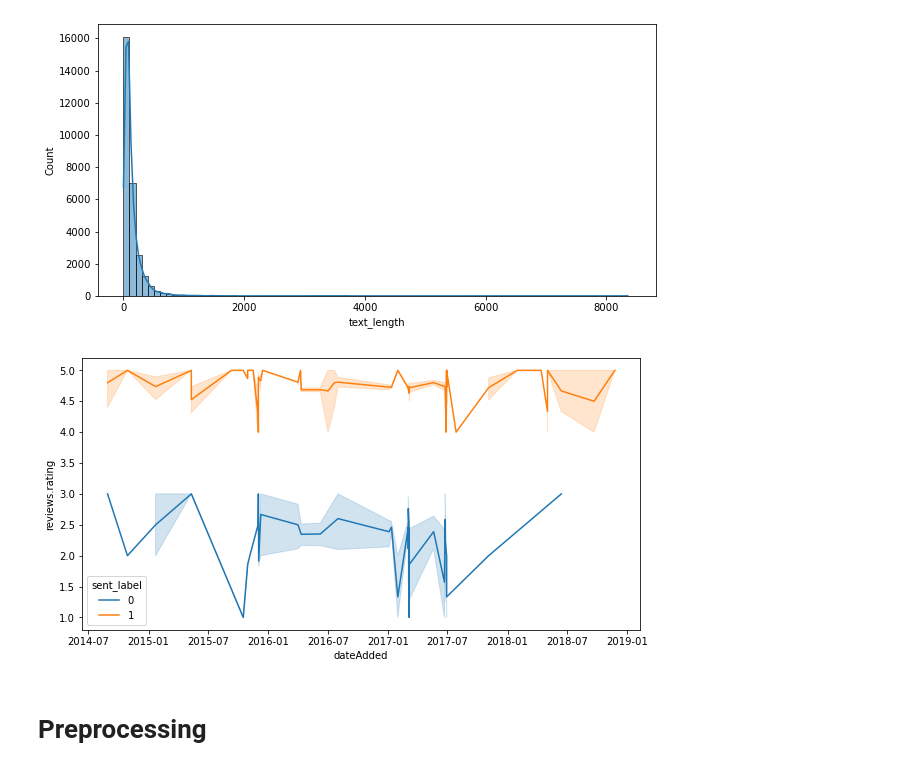
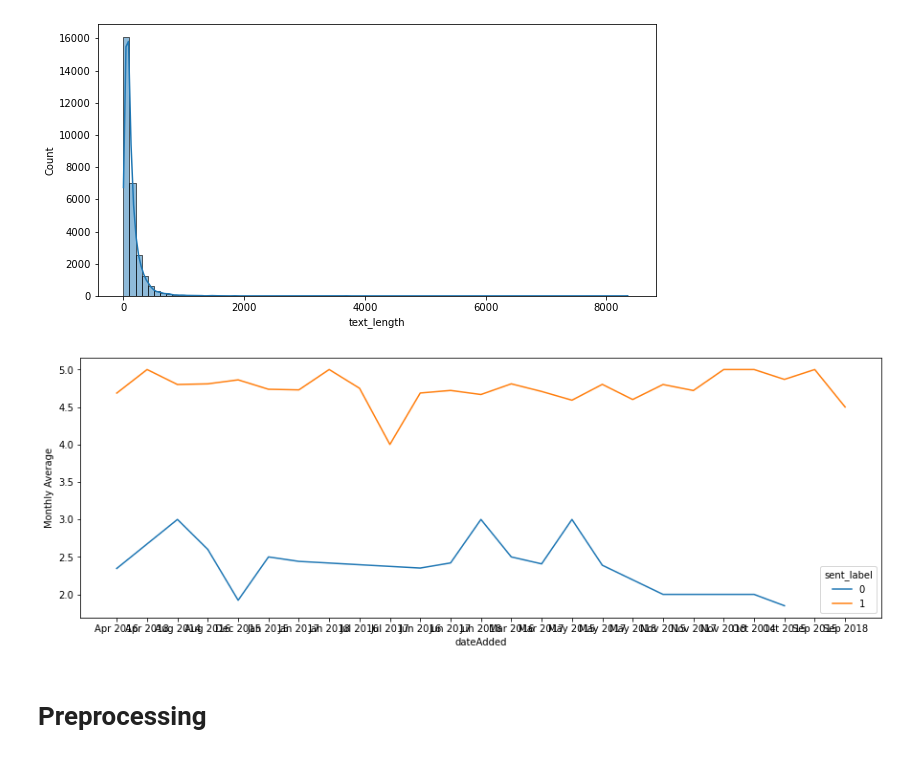
Before and after one commit to broepke/DATA110, a Jupyter notebook: Week 10/DATA110-Week10-broepke.ipynb, the cells around one changed output. Drawn from its saved outputs; the diff is of its cells as text; code cells hidden in the pictures.

```diff
--- a/Week 10/DATA110-Week10-broepke.ipynb
+++ b/Week 10/DATA110-Week10-broepke.ipynb
@@ -292,11 +293,15 @@ plt.figure(figsize=(10, 5))
 sns.histplot(df, x='text_length', kde=True, palette="tab20c", binwidth=100);
 # %% [output]
 [figure]
-# %%
-plt.figure(figsize=(10, 5))
-sns.lineplot(data=df, x="dateAdded", y="reviews.rating", hue='sent_label');
-# %% [output]
-[figure, removed]
+# %%
+df_ts = df.groupby(
+    [df.dateAdded.dt.strftime('%b %Y'), 'sent_label']
+)['reviews.rating'].mean().reset_index(name='Monthly Average')
+
+plt.figure(figsize=(15, 5))
+sns.lineplot(data=df_ts, x="dateAdded", y="Monthly Average", hue='sent_label');
+# %% [output]
+[figure, added]
 # %% [markdown]
 # Preprocessing
 # %%
```
Also changed, not shown: parts of 8 cells of this notebook.
